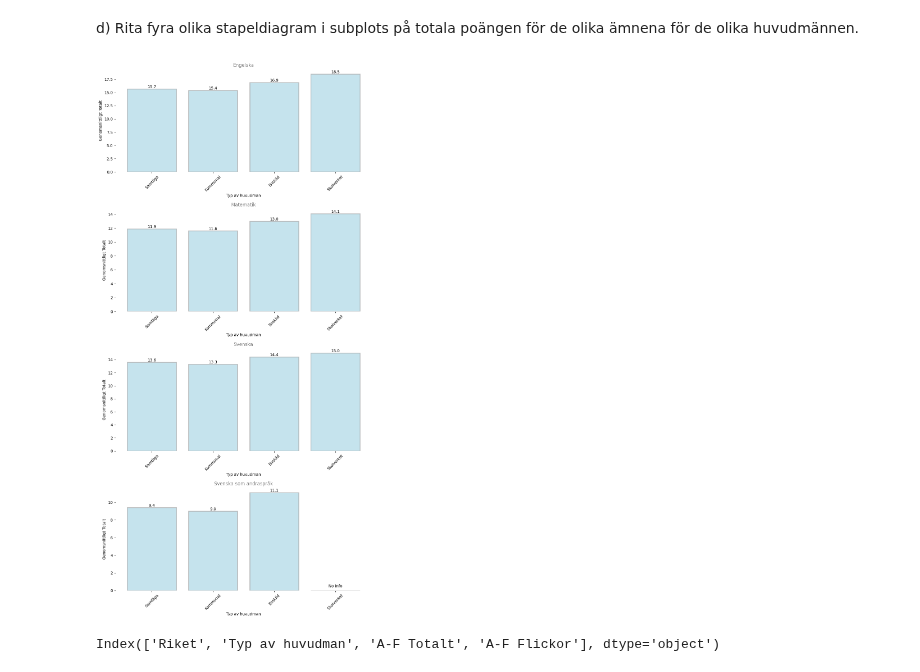
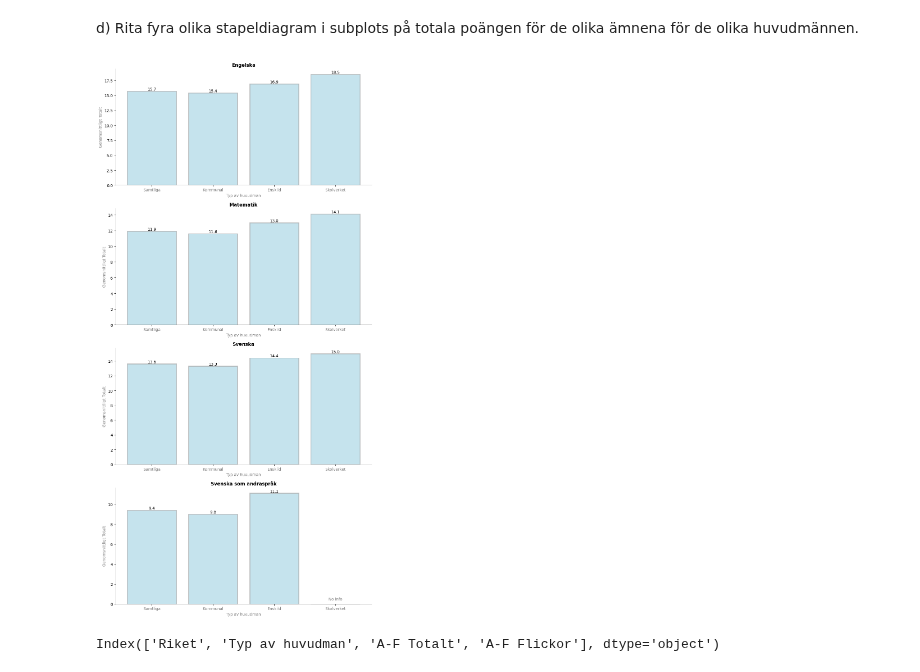
Before and after one commit to Markofbear/Python-Bjorn-Lagerblad-OPA23, a Jupyter notebook: Labb2/Labb2.ipynb, the cells around one changed output. Saved outputs shown, nothing was run; the diff lists cells and outputs as text; code cells hidden in the pictures.

```diff
--- a/Labb2/Labb2.ipynb
+++ b/Labb2/Labb2.ipynb
@@ -227,48 +227,55 @@ for df in dfs.values():
     df.columns = new_column_names_adjusted
 
 num_plots = len(dfs) - 1
 subjects = list(dfs.keys())
 subjects.remove("Rapportbeskrivning och def.")
 
 fig, axs = plt.subplots(num_plots, 1, figsize=(10, 5*num_plots))
 
 for i, (sheet, df) in enumerate(dfs.items()):
     if sheet == "Rapportbeskrivning och def.":
         continue
     ax = axs[i] if num_plots > 1 else axs
-    ax.set_title(sheet, color="gray")
+    ax.set_title(sheet, color="black", fontweight='bold')
 
     typ_av_huvudman = df["Typ av huvudman"]
 
     df.replace("..", 0, inplace=True)
 
     totalt = pd.to_numeric(df["Genomsnittligt Totalt"], errors="coerce")
 
-    bars = ax.bar(typ_av_huvudman, totalt, color="lightblue", edgecolor="darkgray", linewidth=2, alpha=0.7)  # Adjusting color and transparency
+    bars = ax.bar(typ_av_huvudman, totalt, color="lightblue", edgecolor="darkgray", linewidth=2, alpha=0.7)
 
     for bar, value in zip(bars, totalt):
         if value == 0:
-            ax.text(bar.get_x() + bar.get_width()/2., 0.5, "No info", ha="center", va="center", color="black")  # Adjusting text color
+            ax.text(bar.get_x() + bar.get_width()/2., 0.5, "No info", ha="center", va="center", color="gray")
         else:
-            ax.text(bar.get_x() + bar.get_width()/2., value, str(value), ha="center", va="bottom", color="black")  # Adjusting text color
+            ax.text(bar.get_x() + bar.get_width()/2., value, str(value), ha="center", va="bottom", color="black")
 
     if "Skolverket" not in typ_av_huvudman.values:
-        ax.text(len(typ_av_huvudman), 0.5, "No info", ha="center", va="center", color="black")  # Adjusting text color
+        ax.text(len(typ_av_huvudman), 0.5, "No info", ha="center", va="center", color="gray")
 
-    ax.set_ylabel("Genomsnittligt Totalt")
-    ax.set_xlabel("Typ av huvudman")
-    ax.tick_params(axis="x", rotation=45, colors="black")  # Adjusting tick color
-    ax.set_facecolor("white")  # Setting background color
-    ax.spines["top"].set_color("white")  # Hiding spines
-    ax.spines["bottom"].set_color("white")  # Hiding spines
-    ax.spines["left"].set_color("white")  # Hiding spines
-    ax.spines["right"].set_color("white")  # Hiding spines
-    ax.xaxis.set_ticks_position('bottom')  # Moving x-axis to the bottom
+    ax.set_ylabel("Genomsnittligt Totalt", color="gray")
+    ax.set_xlabel("Typ av huvudman", color="gray")
+    ax.set_facecolor("white")
+    ax.spines["top"].set_color("gray")
+    ax.spines["bottom"].set_color("gray")
+    ax.spines["left"].set_color("gray")
+    ax.spines["right"].set_color("gray")
+    ax.spines['top'].set_visible(False)
+    ax.spines['right'].set_visible(False)
+    ax.xaxis.set_ticks_position('bottom')
+
+    labels = ax.get_xticklabels()
+    for label in labels:
+        if label.get_text() in ["Kommunal", "Statlig"]:
+            label.set_rotation(0)
+        label.set_color("gray")
 
 plt.tight_layout()
 plt.show()
 # %% [output]
-[figure, old version]
+[figure, new version]
 # %%
 print(df.columns)
 # %% [output]
```
Also changed, not shown: parts of 1 cell of this notebook.
